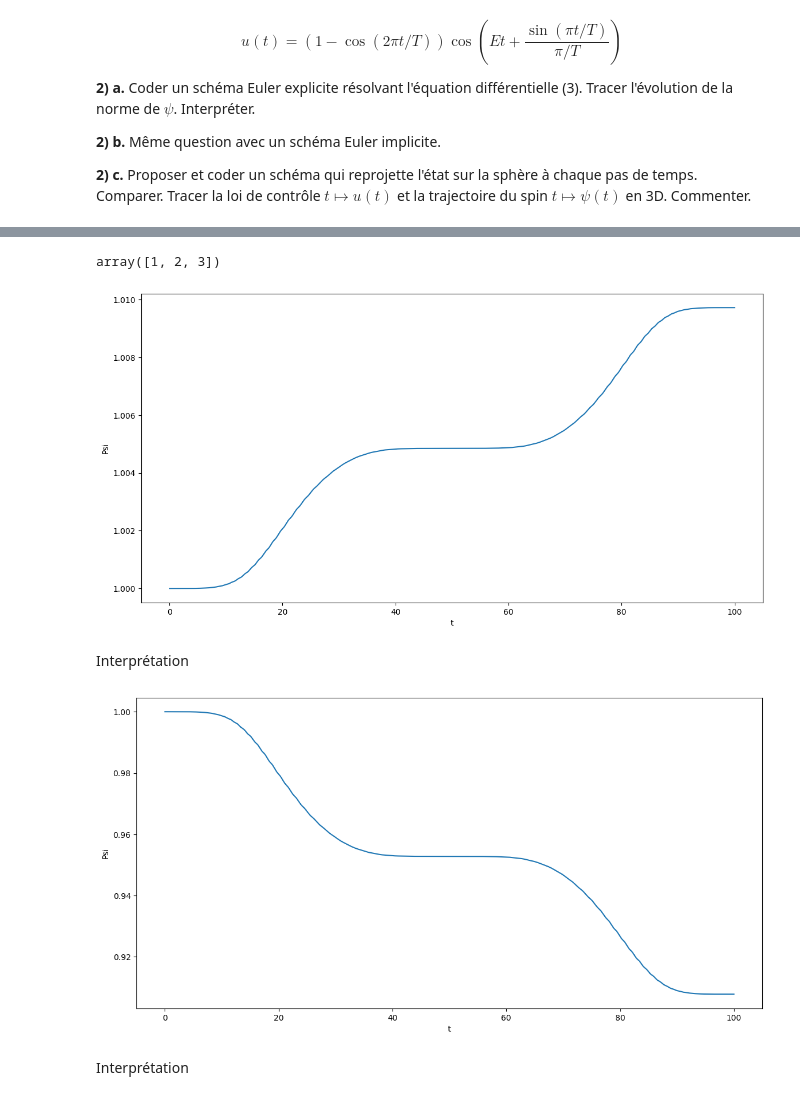
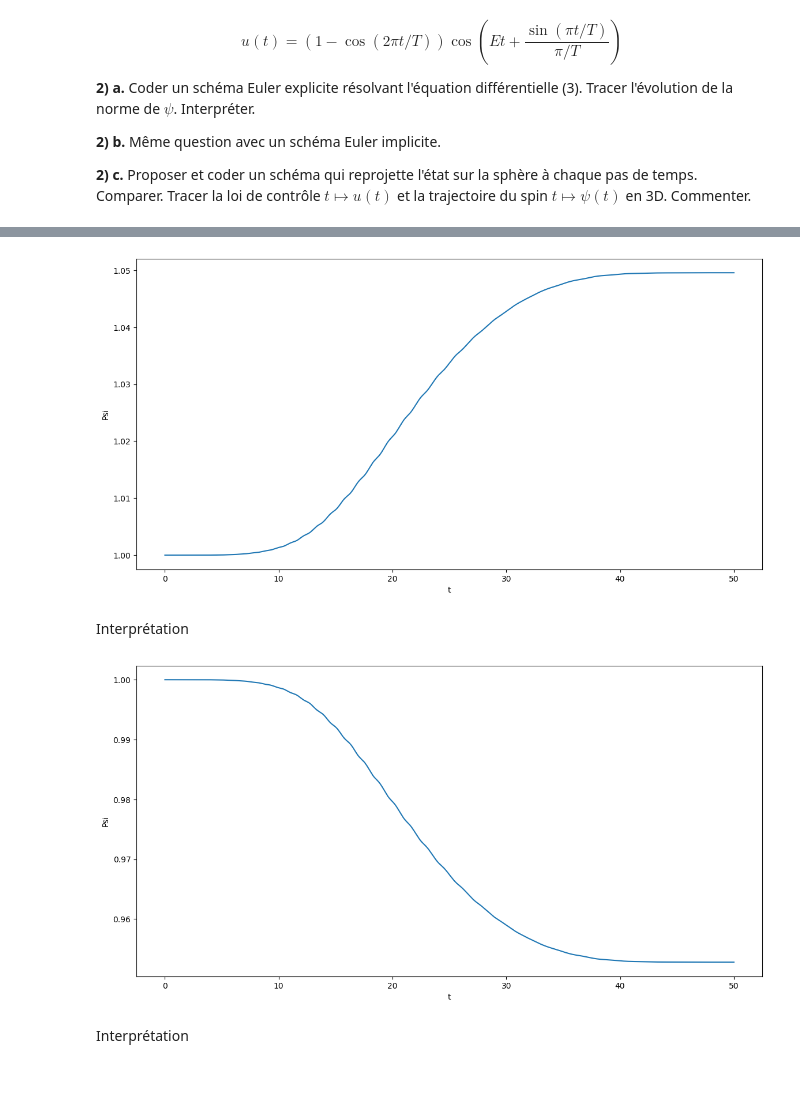
Before and after one commit to AdrienMtz/Projet_numerique_UE11-Groupe_36, a Jupyter notebook: Projet-EquationsDifferentielles-2024.ipynb, the cells around one changed output, grey strips where cells are left out. Cells and saved outputs as stored; diff of their text form; code cells hidden in the pictures.

```diff
--- a/Projet-EquationsDifferentielles-2024.ipynb
+++ b/Projet-EquationsDifferentielles-2024.ipynb
@@ -160,8 +123,3 @@ Type:      function
-# %%
-A = np.array([1, 2, 3])
-A
-# %% [output]
-array([1, 2, 3])
 # %%
 E=2
 delta=1
@@ -261,15 +207,15 @@ def euler_projete(psi_0,t_0,t_f,E,delta,dt):
 #        writer.grab_frame()
 #        plt.cla()
 # %%
-euler_explicit(psi_0, 0, 100, E, delta, 0.0001)
+euler_explicit(psi_0, 0, T, E, delta, dt)
 # %% [output]
-[figure, old version]
+[figure, new version]
 # %% [markdown]
 Interprétation
 # %%
-euler_implicit(psi_0, 0, 100, E, delta, 0.001)
+euler_implicit(psi_0, 0, T, E, delta, dt)
 # %% [output]
-[figure, old version]
+[figure, new version]
 # %% [markdown]
 Interprétation
 # %%
```
Also changed, not shown: parts of 7 cells of this notebook.
